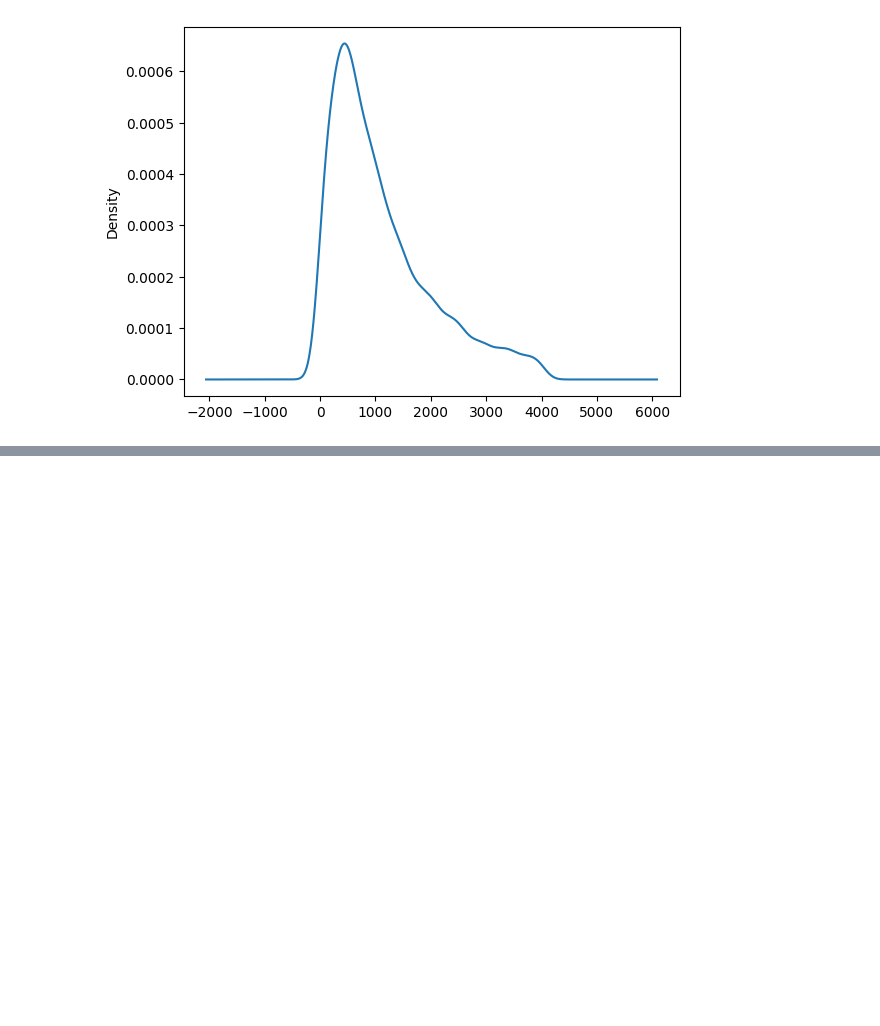
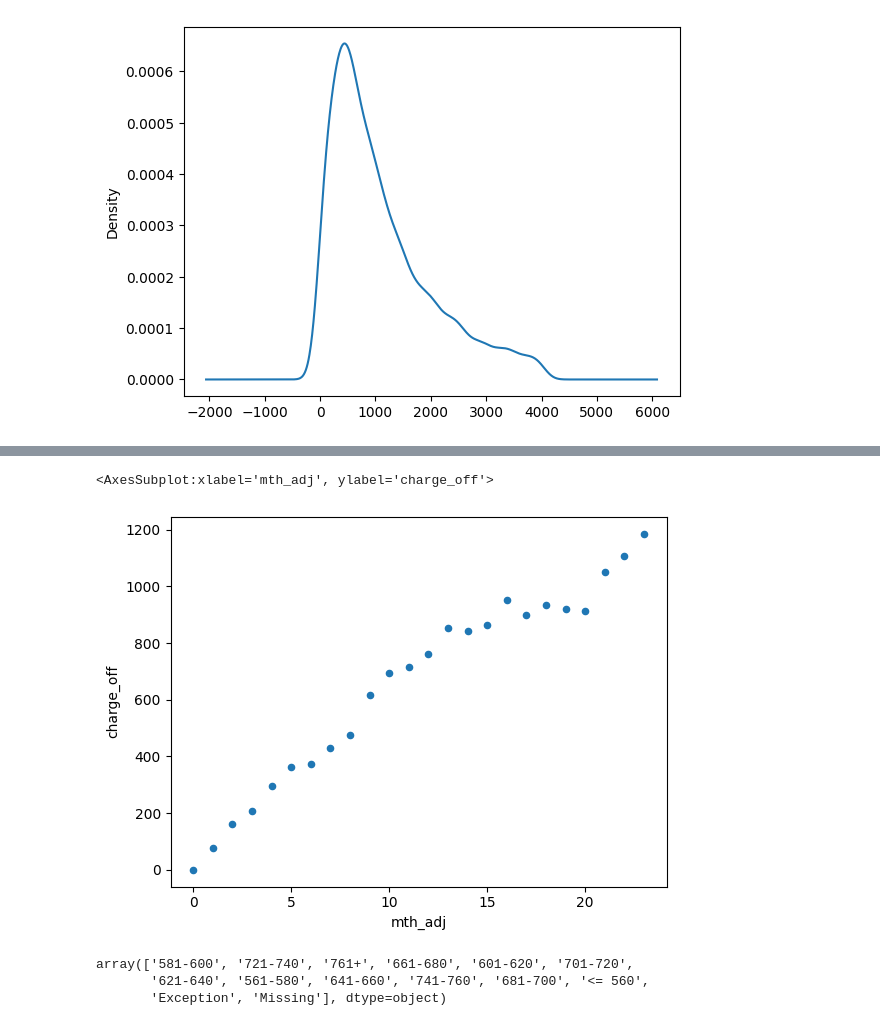
Before and after one commit to yaswant2403/datathon2023, a Jupyter notebook: basic_analysis.ipynb, the cells around one changed output, grey strips where cells are left out. Drawn from its saved outputs; the diff is of its cells as text; code cells hidden in the pictures; blank space fills up the shorter version.

```diff
--- a/basic_analysis.ipynb
+++ b/basic_analysis.ipynb
@@ -107,3 +113,10 @@ valid["principal_amt_chrg_off"].plot.density()
 # %% [output]
 <AxesSubplot:ylabel='Density'>
 [figure]
+# %%
+#print(df['mth_code'].unique())
+chargeoffs_by_month = df.groupby('mth_code').agg("sum").reset_index()
+#print(chargeoffs_by_month)
+# %%
+chargeoffs_by_month["mth_adj"] = chargeoffs_by_month.index
+chargeoffs_by_month[["mth_code", "charge_off", "mth_adj"]]
@@ -109,0 +141,11 @@ valid["principal_amt_chrg_off"].plot.density()
+# %%
+chargeoffs_by_month.plot.scatter(x = "mth_adj", y = "charge_off")
+# %% [output]
+<AxesSubplot:xlabel='mth_adj', ylabel='charge_off'>
+[figure, added]
+# %%
+df["bank_fico_buckets_20"].unique()
+# %% [output]
+array(['581-600', '721-740', '761+', '661-680', '601-620', '701-720',
+       '621-640', '561-580', '641-660', '741-760', '681-700', '<= 560',
+       'Exception', 'Missing'], dtype=object)
```
Also changed, not shown: parts of 14 cells of this notebook.
